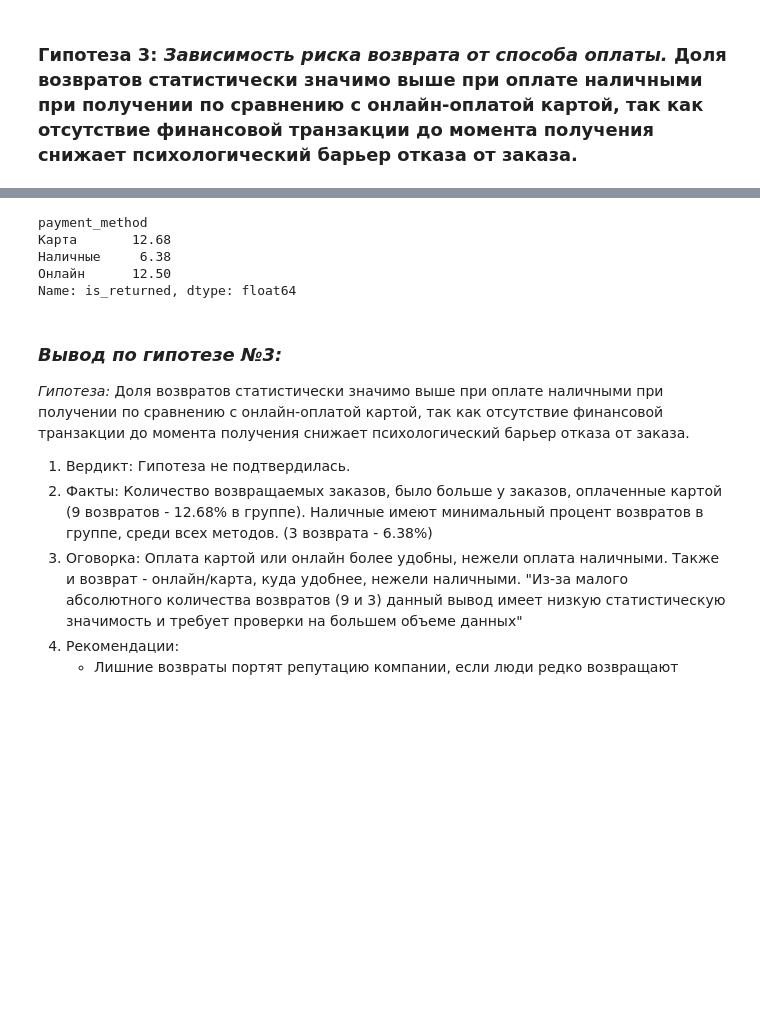
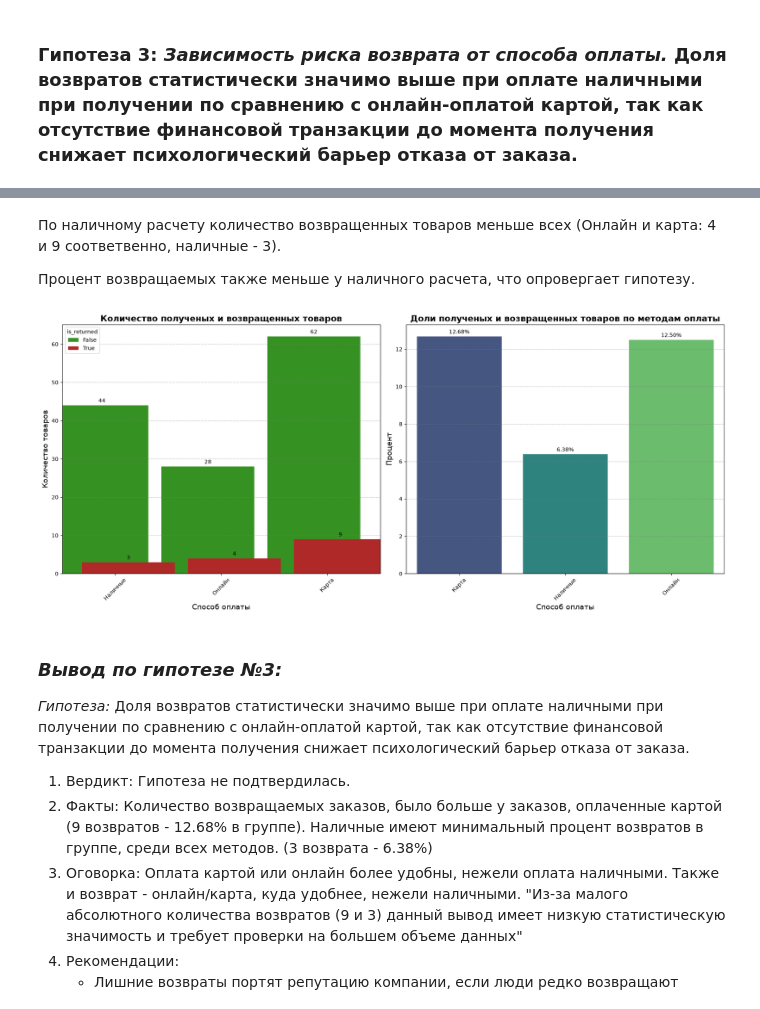
Before and after one commit to evg-code-sys/analysis_project, a Jupyter notebook: Analysis_internet_market.ipynb, the cells around one changed output, grey strips where cells are left out. Cells and saved outputs as stored; diff of their text form; code cells hidden in the pictures; blank space fills up the shorter version.

```diff
--- a/Analysis_internet_market.ipynb
+++ b/Analysis_internet_market.ipynb
@@ -590,13 +672,70 @@ _Гипотеза:_ Увеличение размера скидки стиму
 # %%
 display(df.head()) # Просмотрим текущий Df
 
-group_return_and_pay = df.groupby(['payment_method', 'is_returned'])['is_returned'].count() # Просмотрим количество возвратов и получения у каждой категории
-display(group_return_and_pay)
+group_return_and_pay_count = df.groupby(['payment_method', 'is_returned'], as_index=False).size() # Просмотрим количество возвратов и получения у каждой категории
+group_return_and_pay_count.columns = ['payment_method', 'is_returned', 'count']
+display(group_return_and_pay_count)
 # По наличному было возвращено 3 товара, онлайн - 4, карта - 9, по карте заказывают чаще всего!
 
-# Посчитаем доли:
-return_rates = (df.groupby('payment_method')['is_returned'].mean() * 100).round(2)
-display(return_rates)
+# Посчитаем доли для вывода и для визуализации:
+percent_is_returned = df.groupby('payment_method', as_index=False)['is_returned'].mean()
+percent_is_returned['is_returned'] = (percent_is_returned['is_returned'] * 100).round(2)
+percent_is_returned.columns = ['payment_method', 'percent_is_returned']
+display(percent_is_returned)
+
+# Визуализация долей и количества возвратов по методам оплаты
+fig, axs = plt.subplots(1, 2, figsize=(18, 8))
+
+# 1
+sns.barplot(
+    data=group_return_and_pay_count.sort_values(by='count'),
+    x='payment_method',
+    y='count',
+    hue='is_returned',
+    palette={
+        True: "#C71212",
+        False: "#28A50F"
+    },
+    width=0.5,
+    gap=-2.5,
+    ax=axs[0]
+)
+
+for data in axs[0].containers:
+    axs[0].bar_label(data, padding=3)
+
+axs[0].set_title('Количество полученых и возвращенных товаров', fontsize=16, fontweight='bold')
+axs[0].set_xlabel('Способ оплаты', fontsize=14)
+axs[0].set_ylabel('Количество товаров', fontsize=14)
+axs[0].grid(axis='y', linestyle='--', alpha=0.5, color='gray')
+axs[0].tick_params(axis='x', rotation=45)
+
+# 2
+sns.barplot(
+    data=percent_is_returned,
+    x='payment_method',
+    y='percent_is_returned',
+    hue='percent_is_returned',
+    palette='viridis',
+    ax=axs[1]
+)
+
+for data in axs[1].containers:
+    axs[1].bar_label(data, fmt='%.2f%%',padding=3)
+
+axs[1].set_title('Доли полученых и возвращенных товаров по методам оплаты', fontsize=16, fontweight='bold')
+axs[1].set_xlabel('Способ оплаты', fontsize=14)
+axs[1].set_ylabel('Процент', fontsize=14)
+axs[1].grid(axis='y', linestyle='--', alpha=0.5, color='gray')
+axs[1].tick_params(axis='x', rotation=45)
+
+plt.tight_layout()
+
+display(Markdown('''
+По наличному расчету количество возвращенных товаров меньше всех (Онлайн и карта: 4 и 9 соответвенно, наличные - 3).
+
+Процент возвращаемых также меньше у наличного расчета, что опровергает гипотезу.
+'''))
 # %% [output]
 |  | order_id | customer_id | order_date | product_category | amount | discount | payment_method | ... |
 | 0 | ORD_0001 | CUST_052 | 2024-11-26 | Книги | 1285.94 | 10 | Наличные | ... |
@@ -615,8 +760,8 @@ Name: is_returned, dtype: int64
-payment_method
-Карта       12.68
-Наличные     6.38
-Онлайн      12.50
-Name: is_returned, dtype: float64
+
+По наличному расчету количество возвращенных товаров меньше всех (Онлайн и карта: 4 и 9 соответвенно, наличные - 3).
+
+Процент возвращаемых также меньше у наличного расчета, что опровергает гипотезу.
+[figure, added]
 # %% [markdown]
 ### _**Вывод по гипотезе №3:**_
 _Гипотеза:_ Доля возвратов статистически значимо выше при оплате наличными при получении по сравнению с онлайн-оплатой картой, так как отсутствие финансовой транзакции до момента получения снижает психологический барьер отказа от заказа.
```
Also changed, not shown: parts of 12 cells of this notebook.
